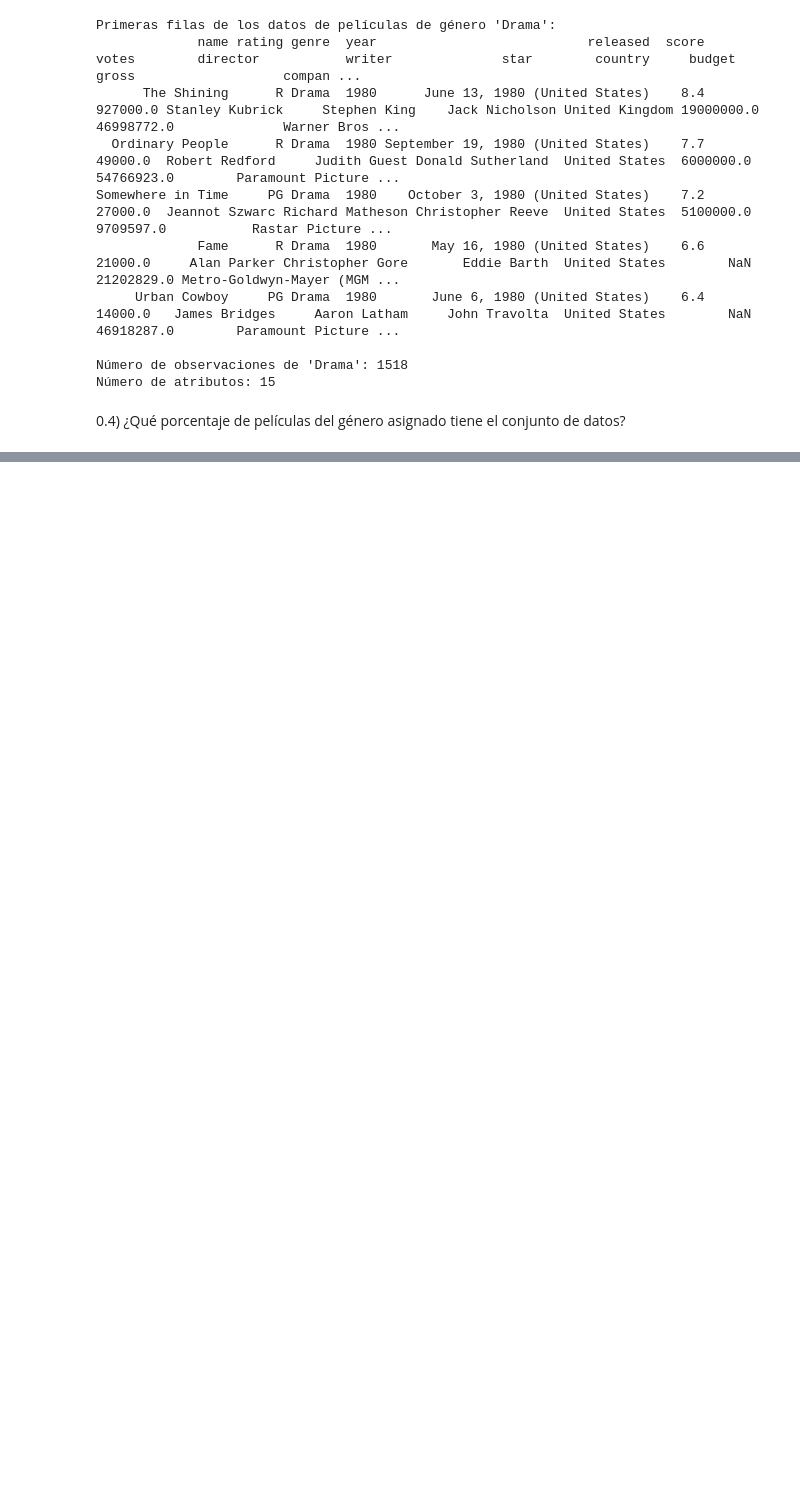
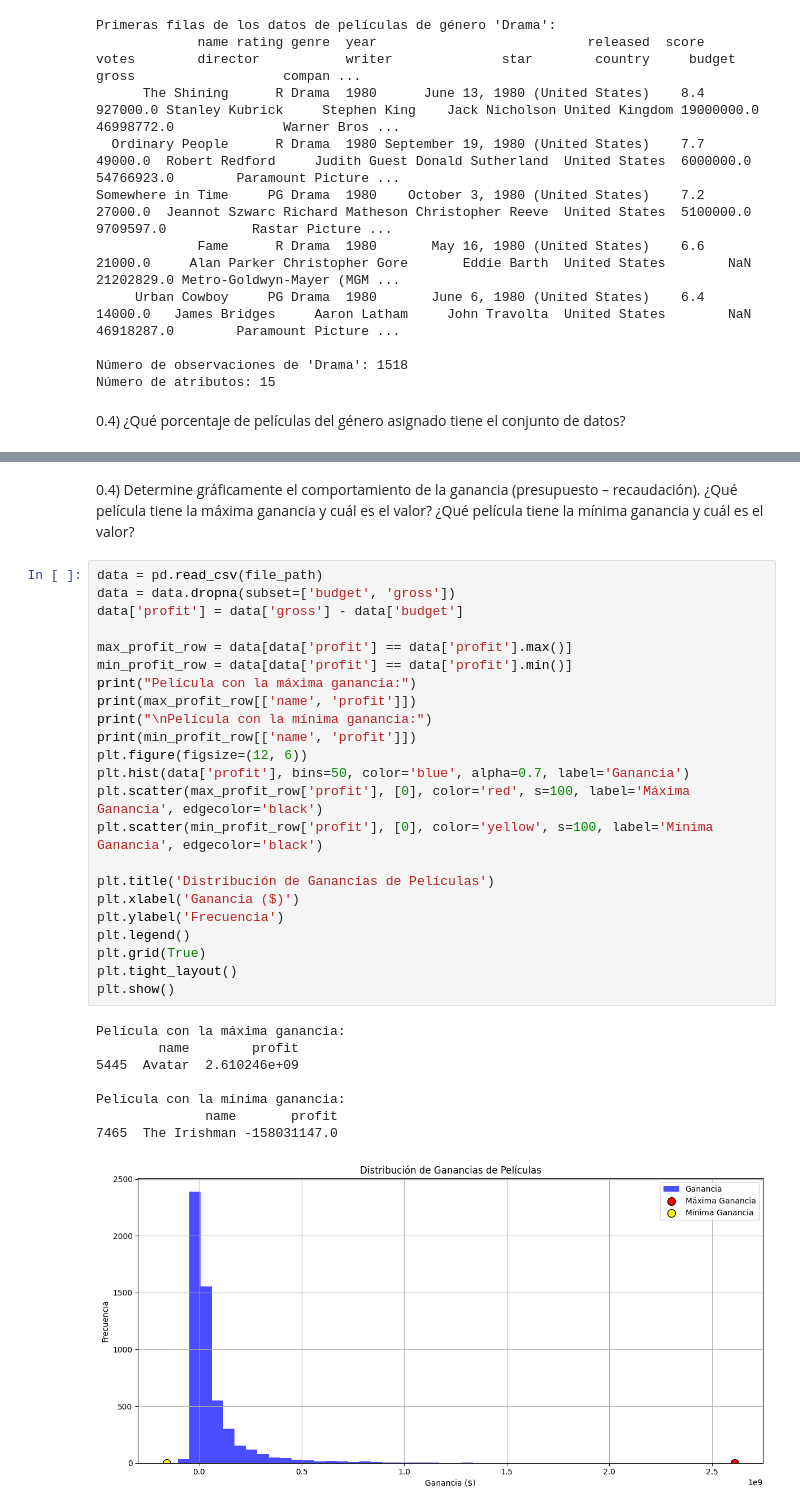
Before and after one commit to caesar-dat-com/Quick_programming_tasks, a Jupyter notebook: movies/movies.ipynb, the cells around one changed output, grey strips where cells are left out. Saved outputs shown, nothing was run; the diff lists cells and outputs as text; blank space fills up the shorter version.

```diff
--- a/movies/movies.ipynb
+++ b/movies/movies.ipynb
@@ -109,0 +254,36 @@ Número de atributos: 15
+# %% [markdown]
+0.4) Determine gráficamente el comportamiento de la ganancia (presupuesto –
+recaudación). ¿Qué película tiene la máxima ganancia y cuál es el valor? ¿Qué película
+tiene la mínima ganancia y cuál es el valor?
+# %%
+data = pd.read_csv(file_path)
+data = data.dropna(subset=['budget', 'gross'])
+data['profit'] = data['gross'] - data['budget']
+
+max_profit_row = data[data['profit'] == data['profit'].max()]
+min_profit_row = data[data['profit'] == data['profit'].min()]
+print("Película con la máxima ganancia:")
+print(max_profit_row[['name', 'profit']])
+print("\nPelícula con la mínima ganancia:")
+print(min_profit_row[['name', 'profit']])
+plt.figure(figsize=(12, 6))
+plt.hist(data['profit'], bins=50, color='blue', alpha=0.7, label='Ganancia')
+plt.scatter(max_profit_row['profit'], [0], color='red', s=100, label='Máxima Ganancia', edgecolor='black')
+plt.scatter(min_profit_row['profit'], [0], color='yellow', s=100, label='Mínima Ganancia', edgecolor='black')
+
+plt.title('Distribución de Ganancias de Películas')
+plt.xlabel('Ganancia ($)')
+plt.ylabel('Frecuencia')
+plt.legend()
+plt.grid(True)
+plt.tight_layout()
+plt.show()
+# %% [output]
+Película con la máxima ganancia:
+        name        profit
+5445  Avatar  2.610246e+09
+
+Película con la mínima ganancia:
+              name       profit
+7465  The Irishman -158031147.0
+[figure, added]
```
Also changed, not shown: parts of 25 cells of this notebook.
